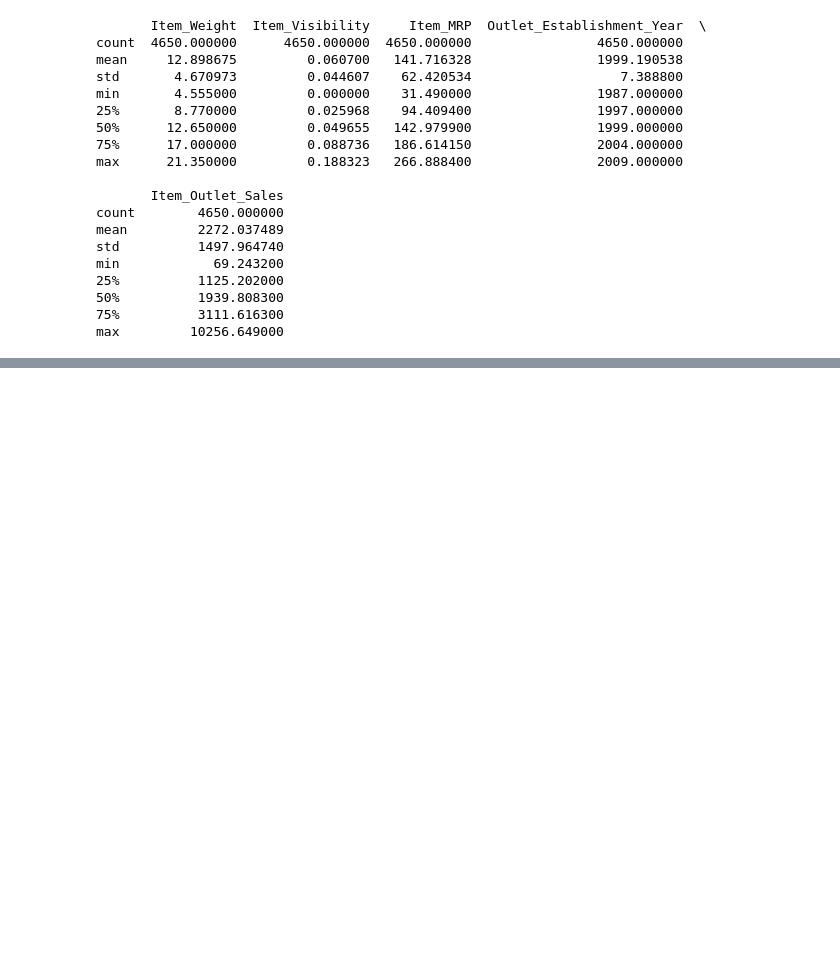
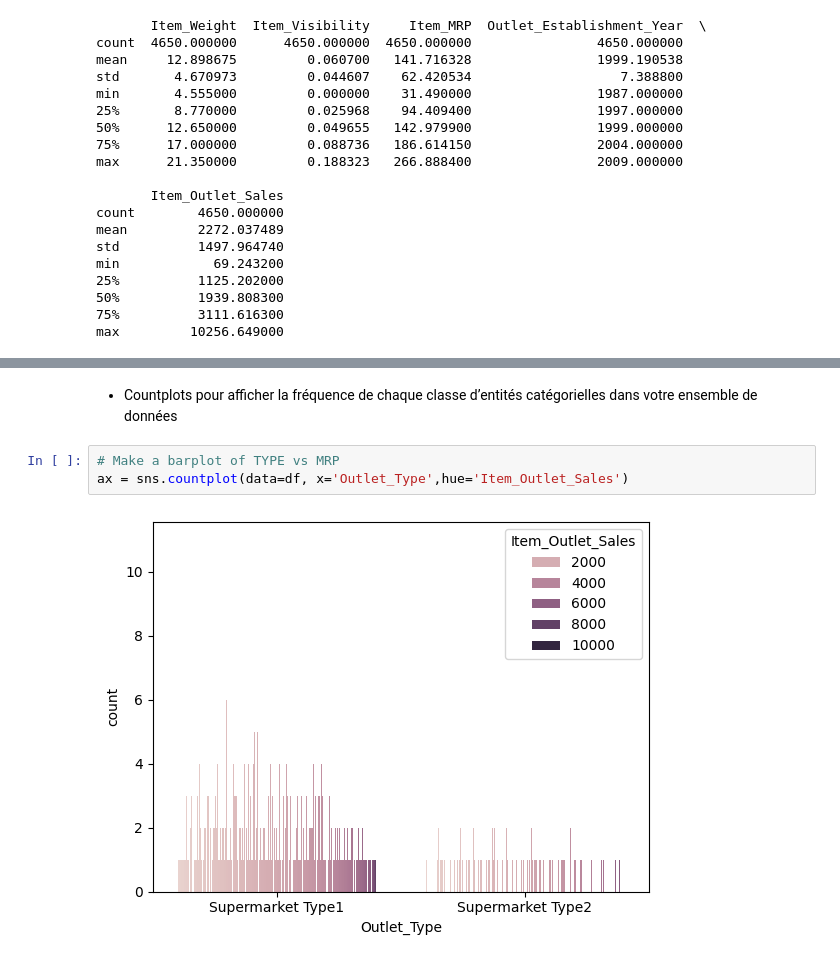
Before and after one commit to mongikourchid/Prediction-of-Product-Sales, a Jupyter notebook: Project_1_Part_2_(Core).ipynb, the cells around one changed output, grey strips where cells are left out. Saved outputs shown, nothing was run; the diff lists cells and outputs as text; blank space fills up the shorter version.

```diff
--- a/Project_1_Part_2_(Core).ipynb
+++ b/Project_1_Part_2_(Core).ipynb
@@ -196,0 +268,7 @@ max         10256.649000
+# %% [markdown]
+* Countplots pour afficher la fréquence de chaque classe d’entités catégorielles dans votre ensemble de données
+# %%
+# Make a barplot of TYPE vs MRP
+ax = sns.countplot(data=df, x='Outlet_Type',hue='Item_Outlet_Sales')
+# %% [output]
+[figure, added]
```
Also changed, not shown: parts of 16 cells of this notebook.
